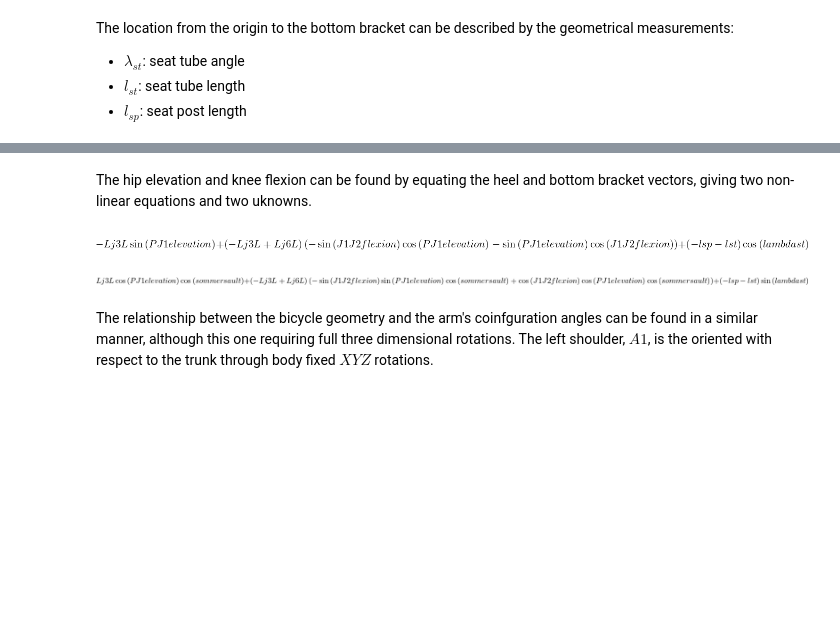
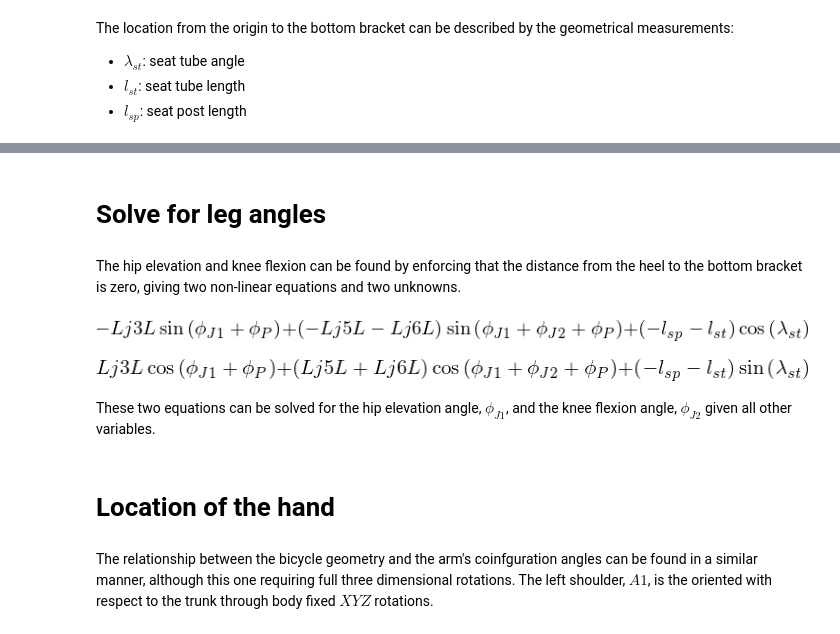
Before and after one commit to chrisdembia/python-yeadon-paper, a Jupyter notebook: src/bicycle_example.ipynb, the cells around one changed output, grey strips where cells are left out. Saved outputs shown, nothing was run; the diff lists cells and outputs as text; code cells hidden in the pictures; blank space fills up the shorter version.

```diff
--- a/src/bicycle_example.ipynb
+++ b/src/bicycle_example.ipynb
@@ -39,2 +84,7 @@ lst, lsp, lambdast = sym.symbols('lst, lsp, lambdast')
+# %%
+seat_tube_length, seat_post_length, seat_tube_angle = sym.symbols('l_st, l_sp, lambda_st')
 # %%
-bottom_bracket = origin.locatenew('B', -(lst + lsp) * (sym.cos(lambdast) * yeadon_rf.y + sym.sin(lambdast) * yeadon_rf.z))
+seat_distance = seat_tube_length + seat_post_length # realtive to the bottom bracket
+bottom_bracket = origin.locatenew('B', -seat_distance * (sym.cos(seat_tube_angle) * yeadon_rf.y +
+                                                         sym.sin(seat_tube_angle) * yeadon_rf.z))
+bottom_bracket.pos_from(seat)
@@ -45,18 +93,22 @@ Lj3L, LJ6L = sym.symbols('Lj3L, Lj6L')
-# %%
-heel = origin.locatenew('H', -Lj3L * J1.z - (LJ6L - Lj3L) * J2.z)
+# %% [markdown]
+# Solve for leg angles
 # %% [markdown]
-The hip elevation and knee flexion can be found by equating the heel and bottom bracket vectors, giving two non-linear equations and two uknowns.
+The hip elevation and knee flexion can be found by enforcing that the distance from the heel to the bottom bracket is zero, giving two non-linear equations and two unknowns.
 # %%
 zero = bottom_bracket.pos_from(heel)
-zerox = me.dot(zero, yeadon_rf.y)
-zeroy = me.dot(zero, yeadon_rf.z)
+zero1 = me.dot(zero, yeadon_rf.y)
+zero2 = me.dot(zero, yeadon_rf.z)
-# %%
-zerox
-# %% [output]
-[figure, removed]
-# %%
-zeroy
-# %% [output]
-[figure, removed]
+# %%
+zero1.trigsimp()
+# %% [output]
+[figure, added]
+# %%
+zero2.trigsimp()
+# %% [output]
+[figure, added]
+# %% [markdown]
+These two equations can be solved for the hip elevation angle, $\phi_{J1}$, and the knee flexion angle, $\phi_{J2}$ given all other variables.
+# %% [markdown]
+# Location of the hand
 # %% [markdown]
 The relationship between the bicycle geometry and the arm's coinfguration angles can be found in a similar manner, although this one requiring full three dimensional rotations. The left shoulder, $A1$, is the oriented with respect to the trunk through body fixed $XYZ$ rotations.
```
Also changed, not shown: parts of 111 cells of this notebook, 1 other file.
